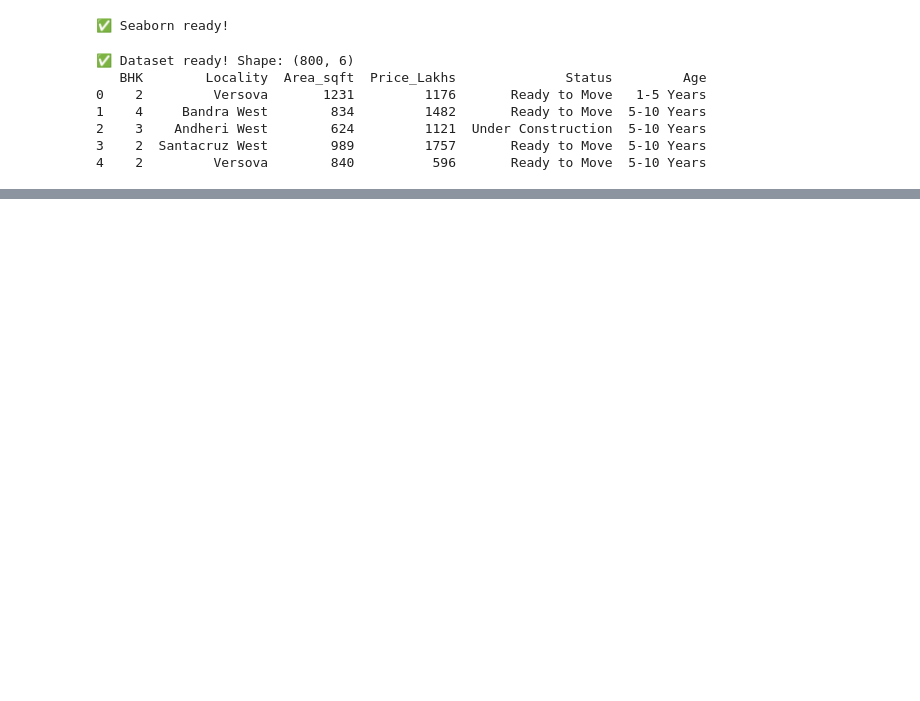
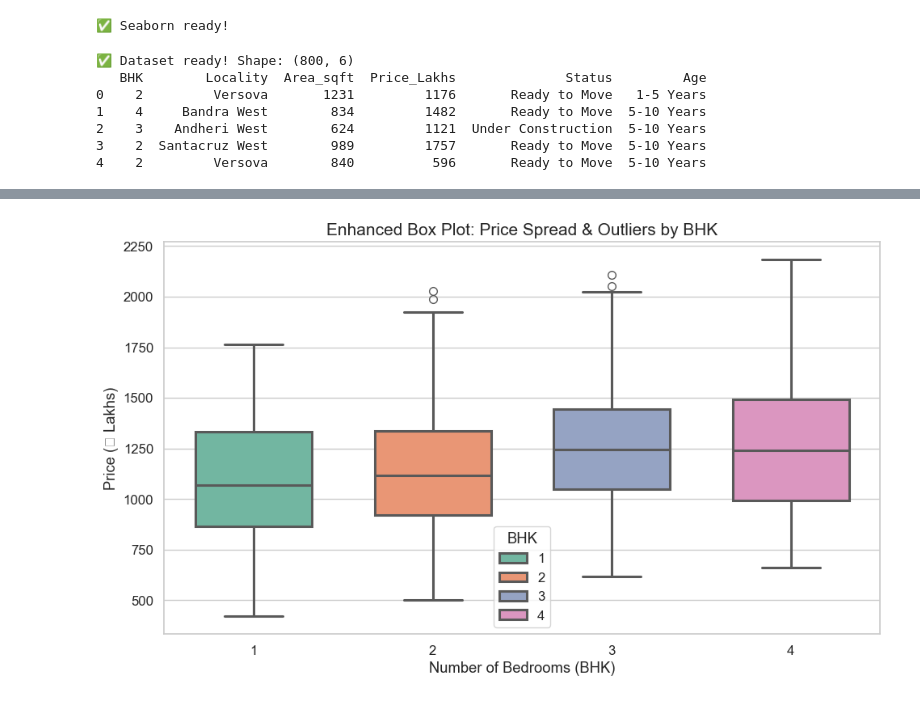
Before and after one commit to Pankaj-Str/Complete-Python-Mastery, a Jupyter notebook: 47 Seaborn/Mumbai House Pricing.ipynb, the cells around one changed output, grey strips where cells are left out. Saved outputs shown, nothing was run; the diff lists cells and outputs as text; code cells hidden in the pictures; blank space fills up the shorter version.

```diff
--- a/47 Seaborn/Mumbai House Pricing.ipynb
+++ b/47 Seaborn/Mumbai House Pricing.ipynb
@@ -289,0 +225,12 @@ plt.show()
+# %%
+plt.figure(figsize=(10, 6))
+sns.boxplot(x='BHK', y='Price_Lakhs', data=df,
+            palette="Set2", width=0.65, fliersize=7, linewidth=2.2,hue='BHK')
+
+plt.title('Enhanced Box Plot: Price Spread & Outliers by BHK', fontsize=15)
+plt.xlabel('Number of Bedrooms (BHK)')
+plt.ylabel('Price (₹ Lakhs)')
+plt.tight_layout()
+plt.show()
+# %% [output]
+[figure, added]
```
Also changed, not shown: parts of 20 cells of this notebook, 1 other file.
